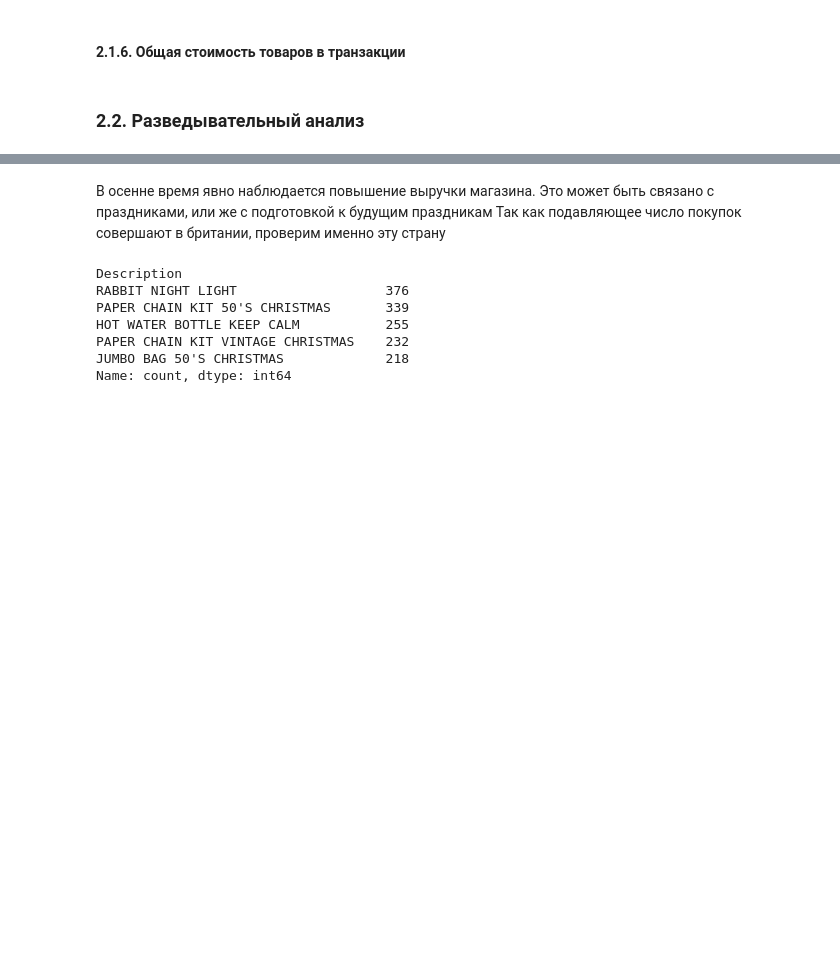
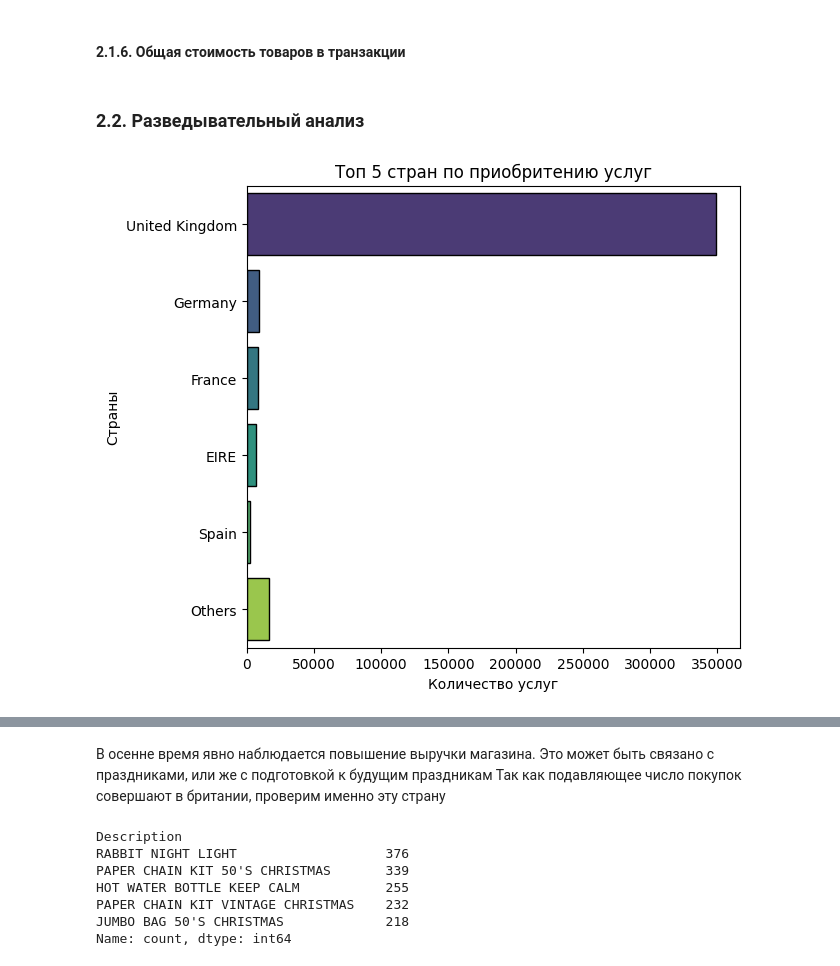
Before and after one commit to Bigilittle/CustomerSegmentation, a Jupyter notebook: ipynb/main.ipynb, the cells around one changed output, grey strips where cells are left out. Cells and saved outputs as stored; diff of their text form; code cells hidden in the pictures; blank space fills up the shorter version.

Commit message:
update_main

```diff
--- a/ipynb/main.ipynb
+++ b/ipynb/main.ipynb
@@ -189,6 +185,10 @@ def get_quantity_canceled(data: pd.DataFrame) -> pd.Series:
     return quantity_canceled
 
 data['QuantityCanceled'] = get_quantity_canceled(data)
+# %%
+main_data = data.copy()
+# %%
+data = main_data.copy()
 # %%
 data = data[data['Quantity'].ge(0) | data['Quantity'].isna()]
 data.head()
@@ -289,3 +241,27 @@ fig.update_layout(
+# %%
+
+import kaleido
+import plotly
+
+
+df = data['Country'].value_counts().reset_index().sort_values('count', ascending=False)
+top_data = df.nlargest(5, 'count')
+temporary_data = pd.DataFrame({'Country': ['Others'], 'count': [df[~df['Country'].isin(top_data['Country'])]['count'].sum()]})
+
+
+df_summary = pd.concat([top_data, temporary_data], ignore_index=True)
+
+plt.figure(figsize=(14, 6))
+
+plt.subplot(1, 2, 1)
+sns.barplot(x='count', y='Country', data=df_summary, palette='viridis')
+plt.title('Топ 5 стран по приобритению услуг')
+plt.xlabel('Количество услуг')
+plt.ylabel('Страны')
+
+plt.show()
+# %% [output]
+[figure, added]
 # %%
 data['quarter'] = data['InvoiceDate'].dt.to_period('Q')
 quarterly_revenue = data.groupby(['Country', 'quarter'])['final_price'].sum().reset_index()
```
Also changed, not shown: parts of 23 cells of this notebook, 1 other file.
